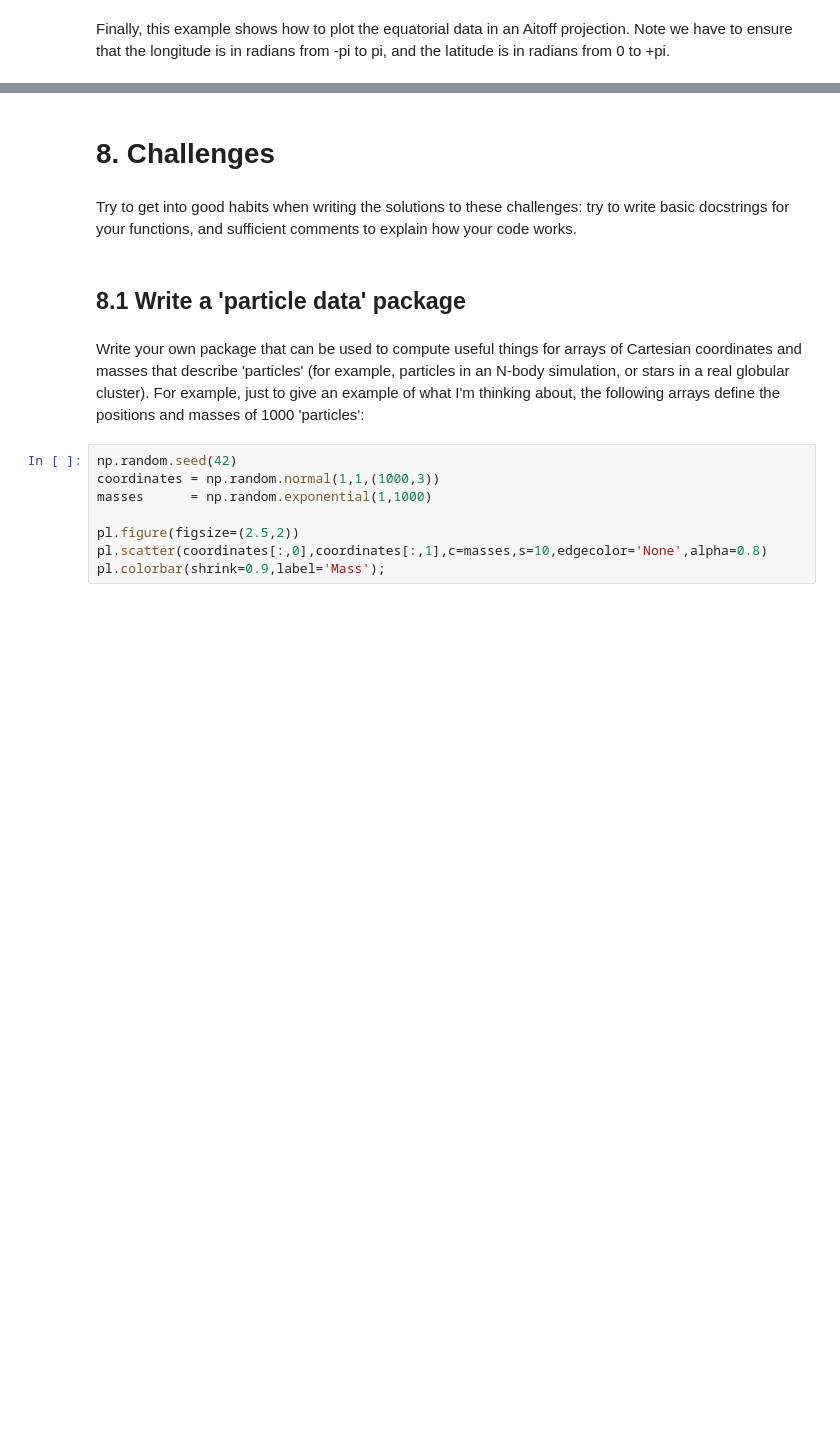
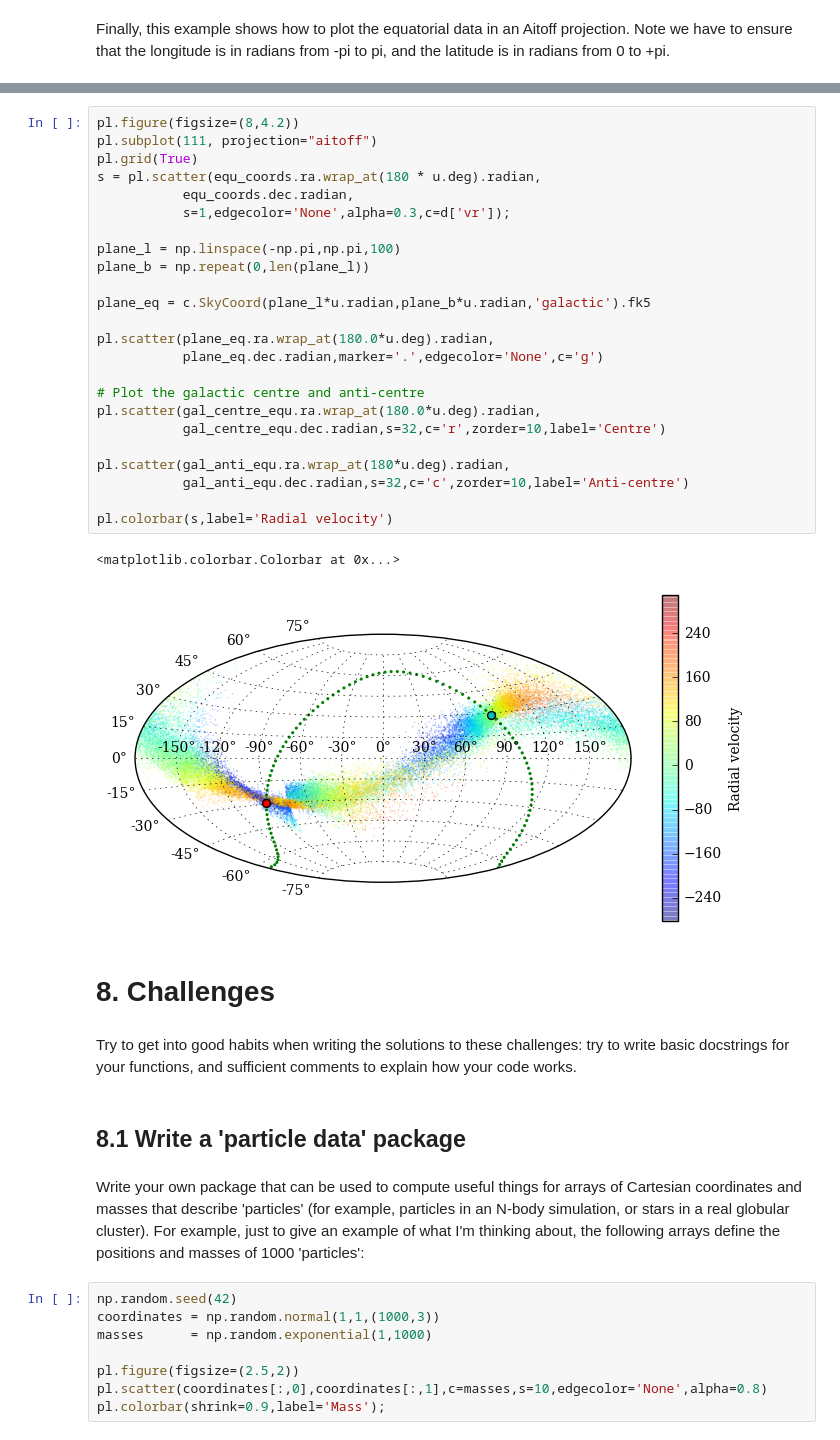
Before and after one commit to apcooper/durham_phd_python, a Jupyter notebook: 02-MorePython.ipynb, the cells around one changed output, grey strips where cells are left out. Saved outputs shown, nothing was run; the diff lists cells and outputs as text; blank space fills up the shorter version.

```diff
--- a/02-MorePython.ipynb
+++ b/02-MorePython.ipynb
@@ -1014,3 +1200,30 @@ pl.scatter(equ_coords.ra.wrap_at(180 * u.deg).radian,
+# %%
+pl.figure(figsize=(8,4.2))
+pl.subplot(111, projection="aitoff")
+pl.grid(True)
+s = pl.scatter(equ_coords.ra.wrap_at(180 * u.deg).radian,
+           equ_coords.dec.radian,
+           s=1,edgecolor='None',alpha=0.3,c=d['vr']);
+
+plane_l = np.linspace(-np.pi,np.pi,100)
+plane_b = np.repeat(0,len(plane_l))
+
+plane_eq = c.SkyCoord(plane_l*u.radian,plane_b*u.radian,'galactic').fk5
+
+pl.scatter(plane_eq.ra.wrap_at(180.0*u.deg).radian,
+           plane_eq.dec.radian,marker='.',edgecolor='None',c='g')
+
+# Plot the galactic centre and anti-centre
+pl.scatter(gal_centre_equ.ra.wrap_at(180.0*u.deg).radian,
+           gal_centre_equ.dec.radian,s=32,c='r',zorder=10,label='Centre')
+
+pl.scatter(gal_anti_equ.ra.wrap_at(180*u.deg).radian,
+           gal_anti_equ.dec.radian,s=32,c='c',zorder=10,label='Anti-centre')
+
+pl.colorbar(s,label='Radial velocity')
+# %% [output]
+<matplotlib.colorbar.Colorbar at 0x...>
+[figure, added]
 # %% [markdown]
 # 8. Challenges
 # %% [markdown]
```
Also changed, not shown: parts of 37 cells of this notebook.
